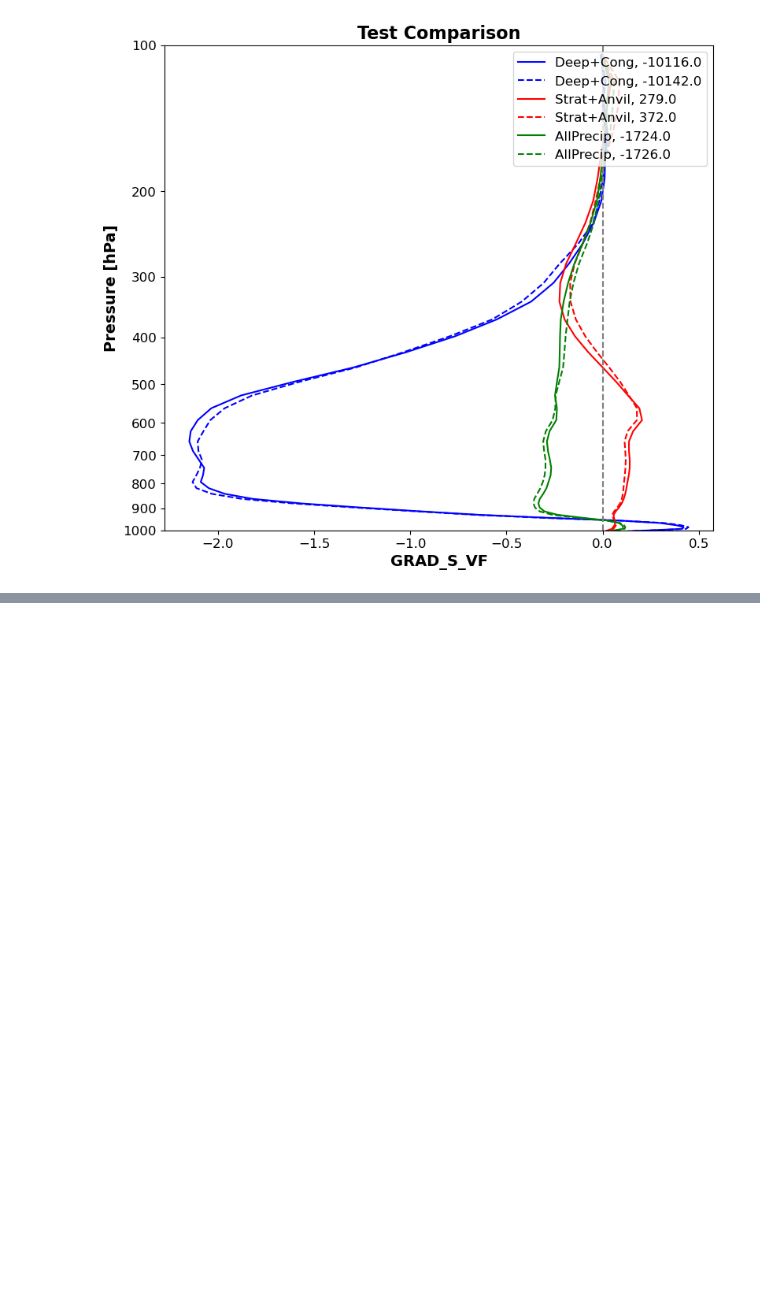
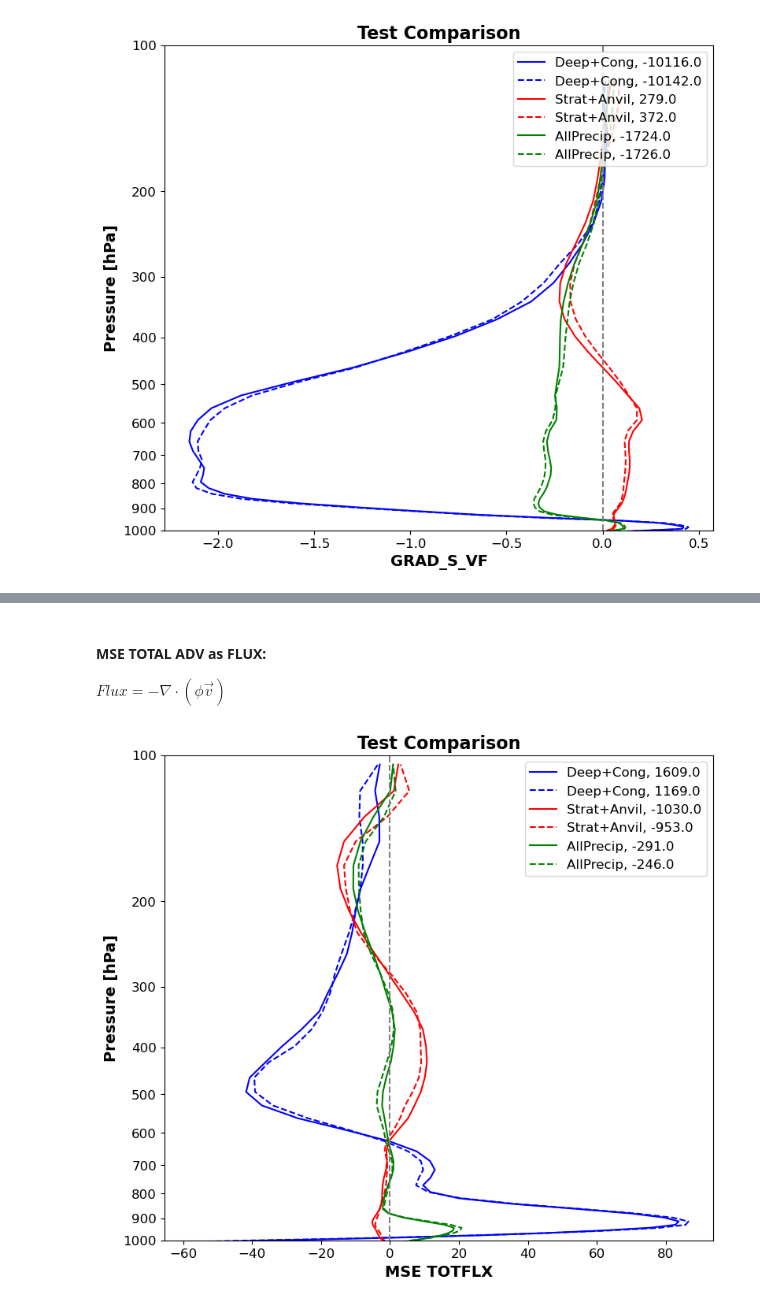
Before and after one commit to jhruppert/jhr-wrf-python, a Jupyter notebook: mse_profiles.ipynb, the cells around one changed output, grey strips where cells are left out. Saved outputs shown, nothing was run; the diff lists cells and outputs as text; code cells hidden in the pictures; blank space fills up the shorter version.

```diff
--- a/mse_profiles.ipynb
+++ b/mse_profiles.ipynb
@@ -505,17 +536,16 @@ def calc_vadv(w, rho, var, pres):
 # %%
-# Calculate total flux via Del . (phi*V)
-def hflux(u, v, x1d, y1d, var, dp, g):
+# Calculate total flux
+def calc_delflux(u, v, x1d, y1d, var):
+    # EULERIAN (RHS) CONVENTION
     # Gradient terms (Inoue and Back 2015):
-    #   dse-term = del . <sV> where s = DSE
-    #       = d/dx <su> + d/dy <sv>
-    #   mse-term = same but with h = MSE
-    #   < > is vertical integral over the troposphere
-    varu = np.sum(u * var, axis=1)*dp/g
-    varv = np.sum(v * var, axis=1)*dp/g
-    grad_x = np.gradient(varu,x1d,axis=2)
-    grad_y = np.gradient(varv,y1d,axis=1)
-    hflux = grad_x + grad_y
-    return hflux
+    #   Flux = - del . (var*V)
+    #        = - d(u*var)/dx - d(v*var)/dy
+    # varu = np.sum(u * var, axis=1)*dp/g
+    # varv = np.sum(v * var, axis=1)*dp/g
+    grad_x = np.gradient(var*u,x1d,axis=2)
+    grad_y = np.gradient(var*v,y1d,axis=1)
+    delflux = -1.*(grad_x + grad_y)
+    return delflux
 # %% [markdown]
 #### Vertical motion
 # %%
@@ -566,0 +625,12 @@ var_profiles_compare_tests(var1, var2, c_type, c_type2, pres, xlabel, zeroline=T
+# %% [markdown]
+#### MSE TOTAL ADV as FLUX:
+
+$Flux = -\nabla \cdot (\phi \vec{v})$
+# %%
+# Grad_h_adv: test comparison
+var1 = calc_delflux(u, v, x1d, y1d, np.copy(mse_z))
+var2 = calc_delflux(u2, v2, x1d, y1d, np.copy(mse_z2))
+xlabel = 'MSE TOTFLX'
+var_profiles_compare_tests(var1, var2, c_type, c_type2, pres, xlabel, zeroline=True)
+# %% [output]
+[figure, added]
```
Also changed, not shown: parts of 15 cells of this notebook.
